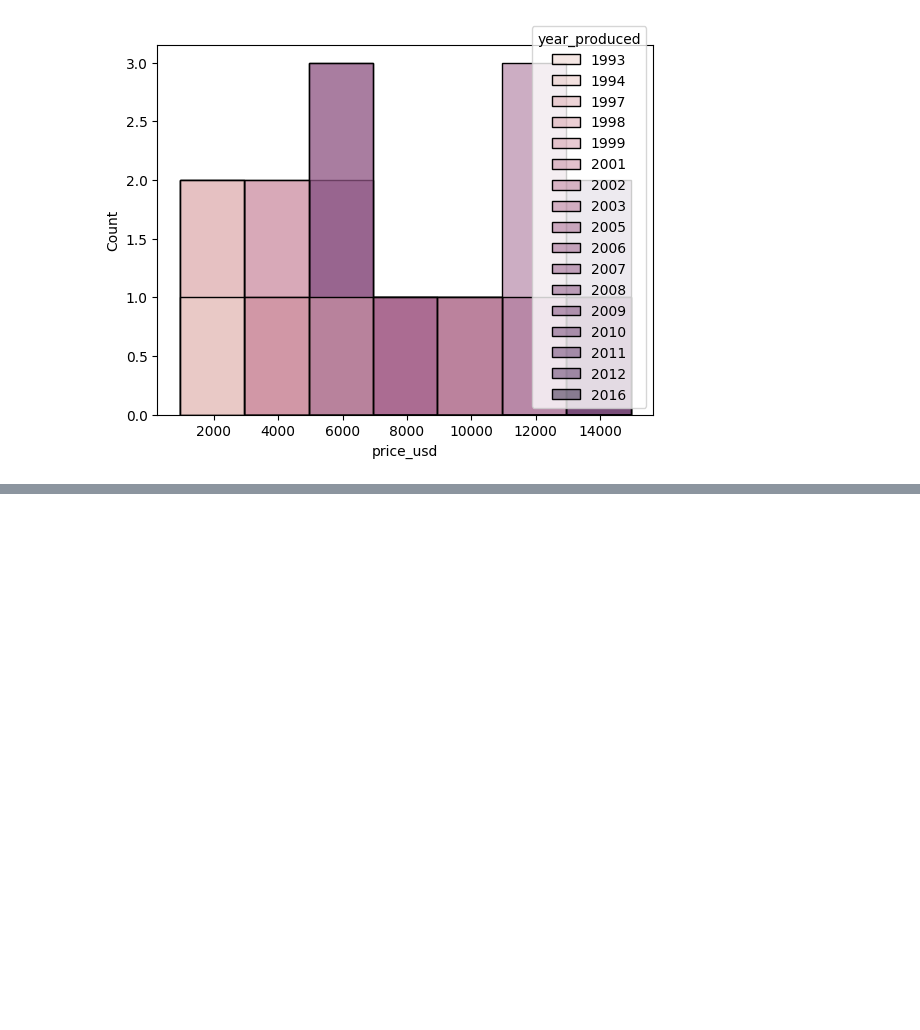
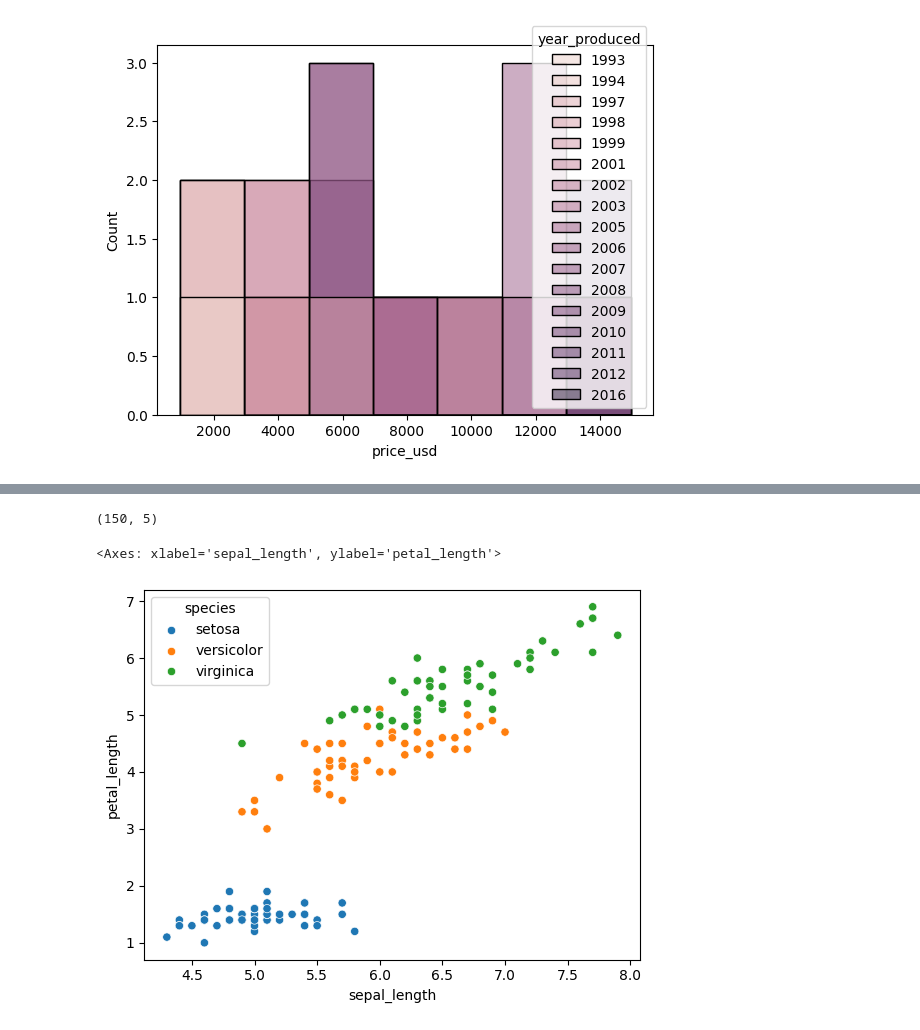
Before and after one commit to jasonssdev/data-science, a Jupyter notebook: descriptive_statistics/01-data-type-jssdev.ipynb, the cells around one changed output, grey strips where cells are left out. Saved outputs shown, nothing was run; the diff lists cells and outputs as text; code cells hidden in the pictures; blank space fills up the shorter version.

```diff
--- a/descriptive_statistics/01-data-type-jssdev.ipynb
+++ b/descriptive_statistics/01-data-type-jssdev.ipynb
@@ -126,0 +238,11 @@ sns.histplot(df_impreza, x='price_usd', hue='year_produced')
+# %%
+df_iris.shape
+# %% [output]
+(150, 5)
+# %%
+# Scatter plot
+
+sns.scatterplot(data=df_iris, x='sepal_length', y='petal_length', hue='species')
+# %% [output]
+<Axes: xlabel='sepal_length', ylabel='petal_length'>
+[figure, added]
```
Also changed, not shown: parts of 25 cells of this notebook, 2 other files.
